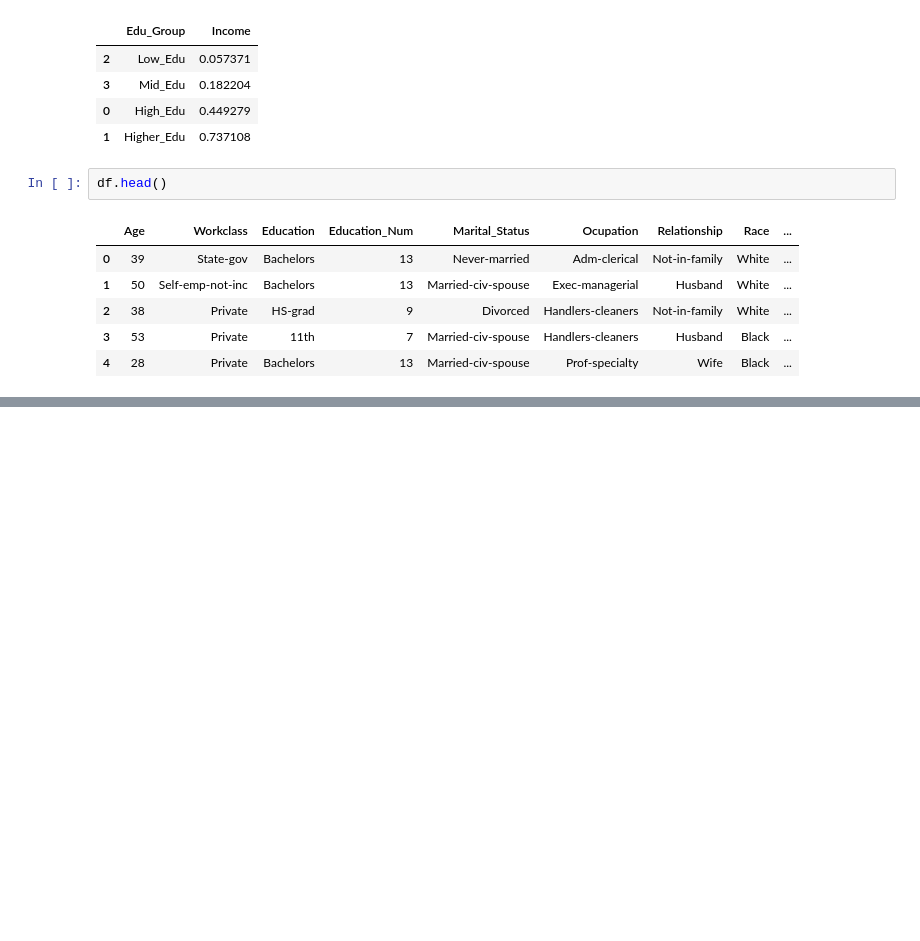
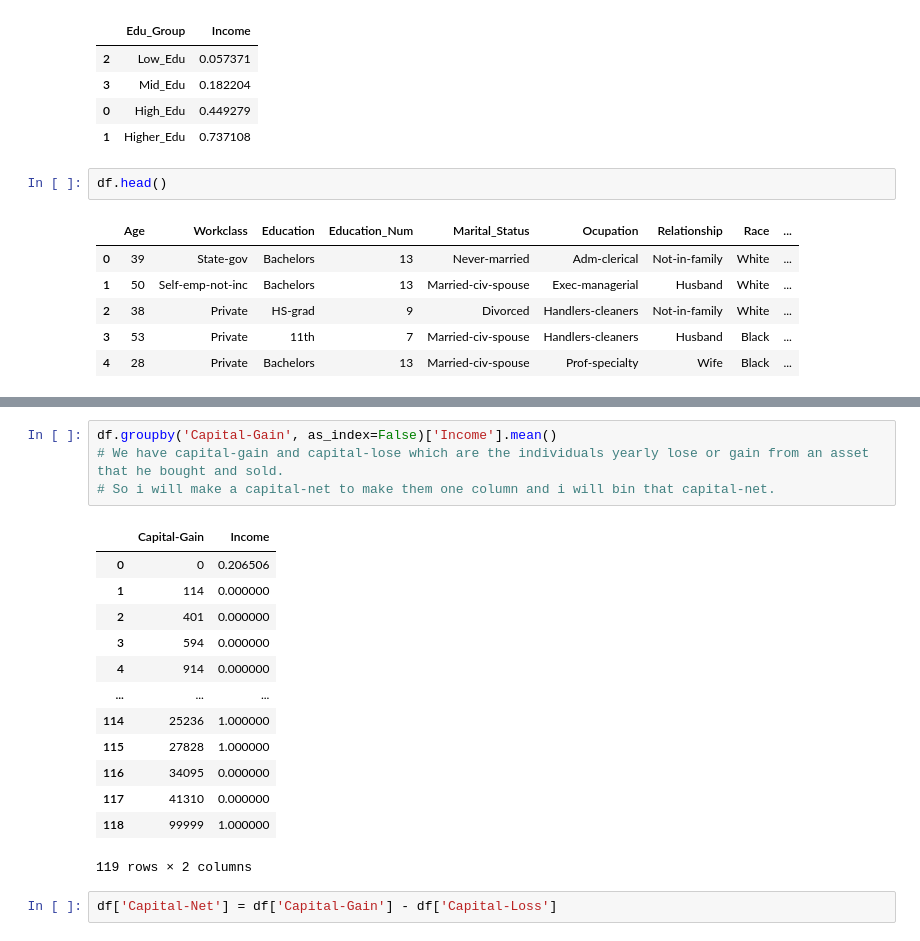
Before and after one commit to baranCapik/machine-learning-on-adult-dataset, a Jupyter notebook: Kaggle-Adult-Ver1.ipynb, the cells around one changed output, grey strips where cells are left out. Saved outputs shown, nothing was run; the diff lists cells and outputs as text; blank space fills up the shorter version.

```diff
--- a/Kaggle-Adult-Ver1.ipynb
+++ b/Kaggle-Adult-Ver1.ipynb
@@ -235,0 +311,20 @@ df.groupby('Marital_Status', as_index=False)['Income'].mean()
+# %%
+df.groupby('Capital-Gain', as_index=False)['Income'].mean()
+# We have capital-gain and capital-lose which are the individuals yearly lose or gain from an asset that he bought and sold.
+# So i will make a capital-net to make them one column and i will bin that capital-net.
+# %% [output]
+|  | Capital-Gain | Income |
+| 0 | 0 | 0.206506 |
+| 1 | 114 | 0.000000 |
+| 2 | 401 | 0.000000 |
+| 3 | 594 | 0.000000 |
+| 4 | 914 | 0.000000 |
+| ... | ... | ... |
+| 114 | 25236 | 1.000000 |
+| 115 | 27828 | 1.000000 |
+| 116 | 34095 | 0.000000 |
+| 117 | 41310 | 0.000000 |
+| 118 | 99999 | 1.000000 |
+119 rows × 2 columns
+# %%
+df['Capital-Net'] = df['Capital-Gain'] - df['Capital-Loss']
```
Also changed, not shown: parts of 13 cells of this notebook.
